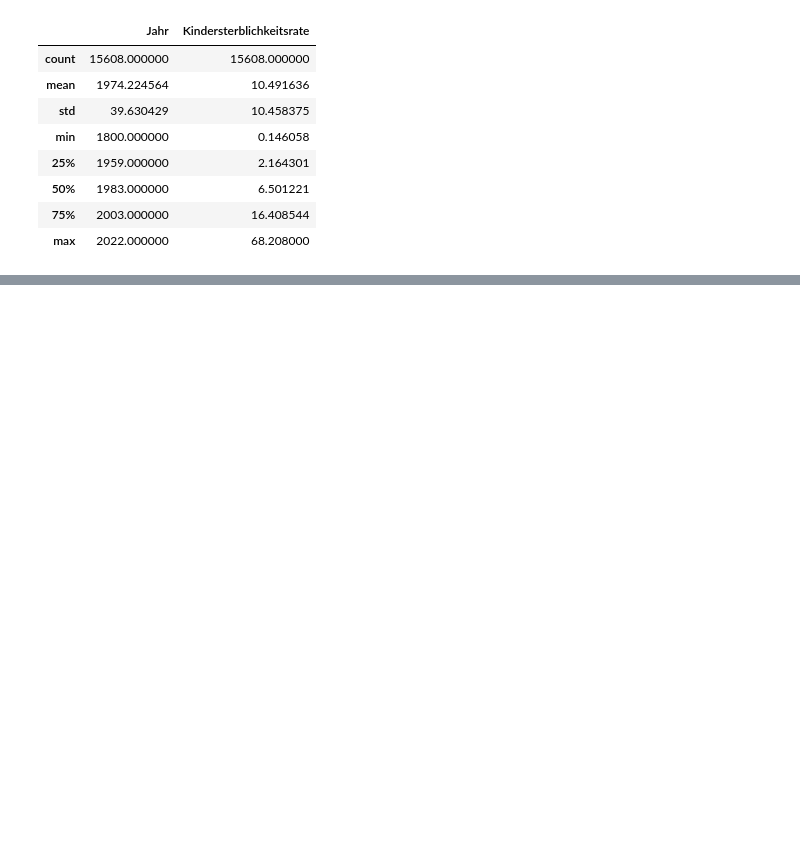
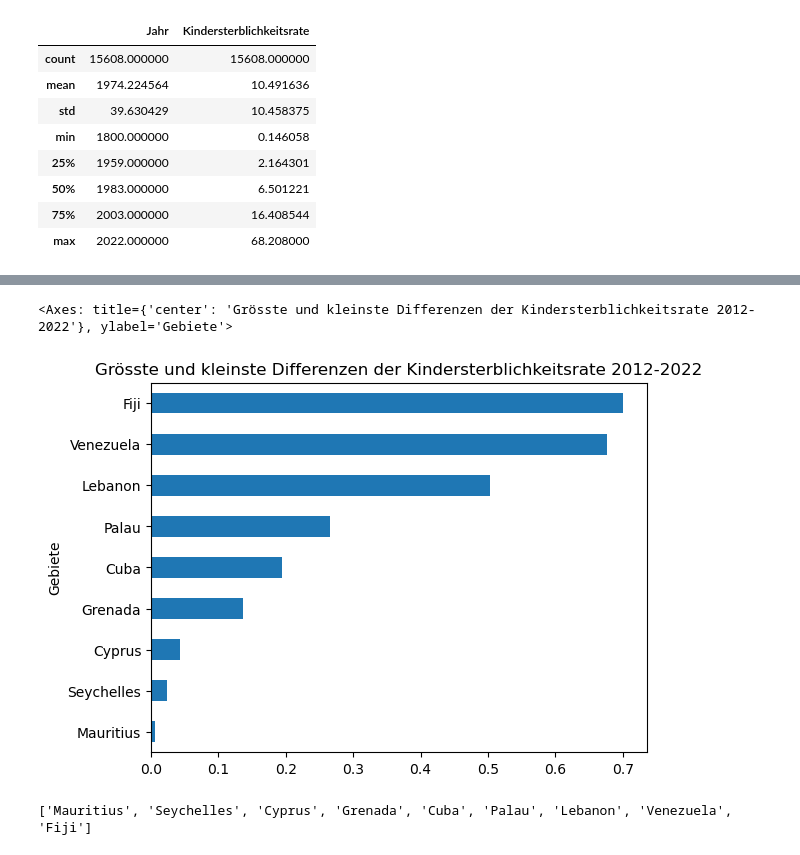
Before and after one commit to 12Lisa12/Pandas-LN, a Jupyter notebook: Grundgerüst_Leistungsnachweis.ipynb, the cells around one changed output, grey strips where cells are left out. Saved outputs shown, nothing was run; the diff lists cells and outputs as text; code cells hidden in the pictures; blank space fills up the shorter version.

```diff
--- a/Grundgerüst_Leistungsnachweis.ipynb
+++ b/Grundgerüst_Leistungsnachweis.ipynb
@@ -223,0 +230,5 @@ g.legend()
+# %%
+diffs = df_pivot[2022]-df_pivot[2012]
+diffs = diffs.sort_values().dropna()
+
+diffs
@@ -223,0 +249,11 @@ g.legend()
+# %%
+diff_sel = (diffs < -5) | (diffs > 0)
+diffs[diff_sel].plot(kind='barh', title='Grösste und kleinste Differenzen der Kindersterblichkeitsrate 2012-2022')
+# %% [output]
+<Axes: title={'center': 'Grösste und kleinste Differenzen der Kindersterblichkeitsrate 2012-2022'}, ylabel='Gebiete'>
+[figure, added]
+# %%
+Gebiets_liste = diffs[diff_sel].index.tolist()
+print(Gebiets_liste)
+# %% [output]
+['Mauritius', 'Seychelles', 'Cyprus', 'Grenada', 'Cuba', 'Palau', 'Lebanon', 'Venezuela', 'Fiji']
```
Also changed, not shown: parts of 9 cells of this notebook.
